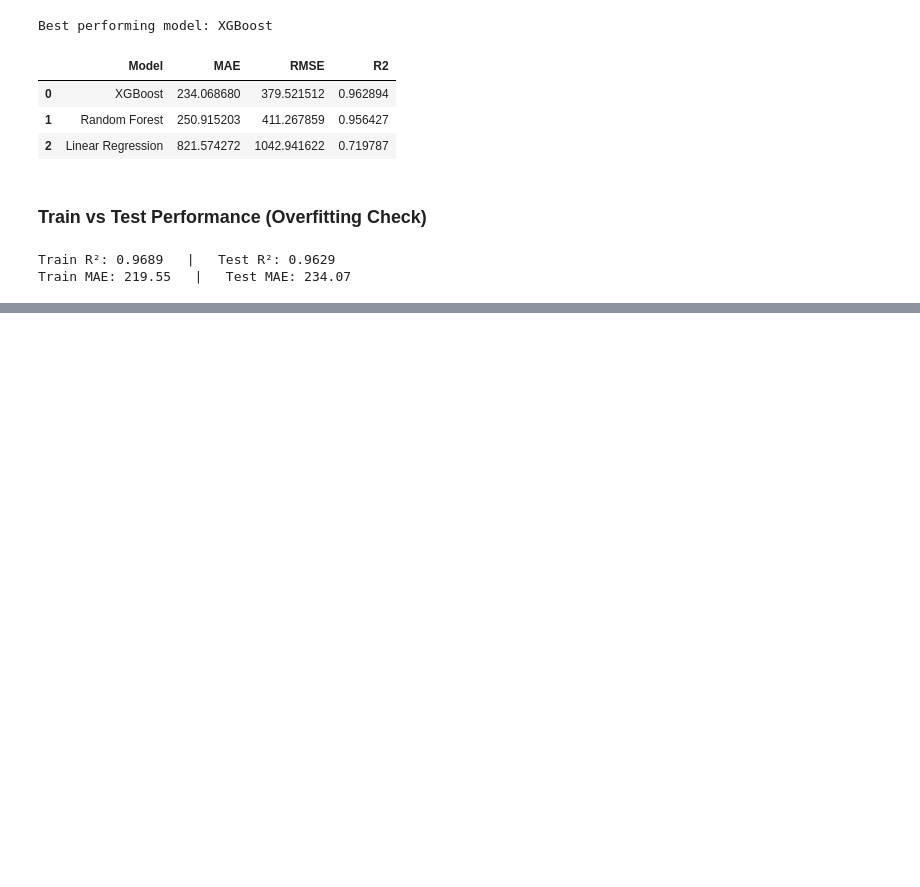
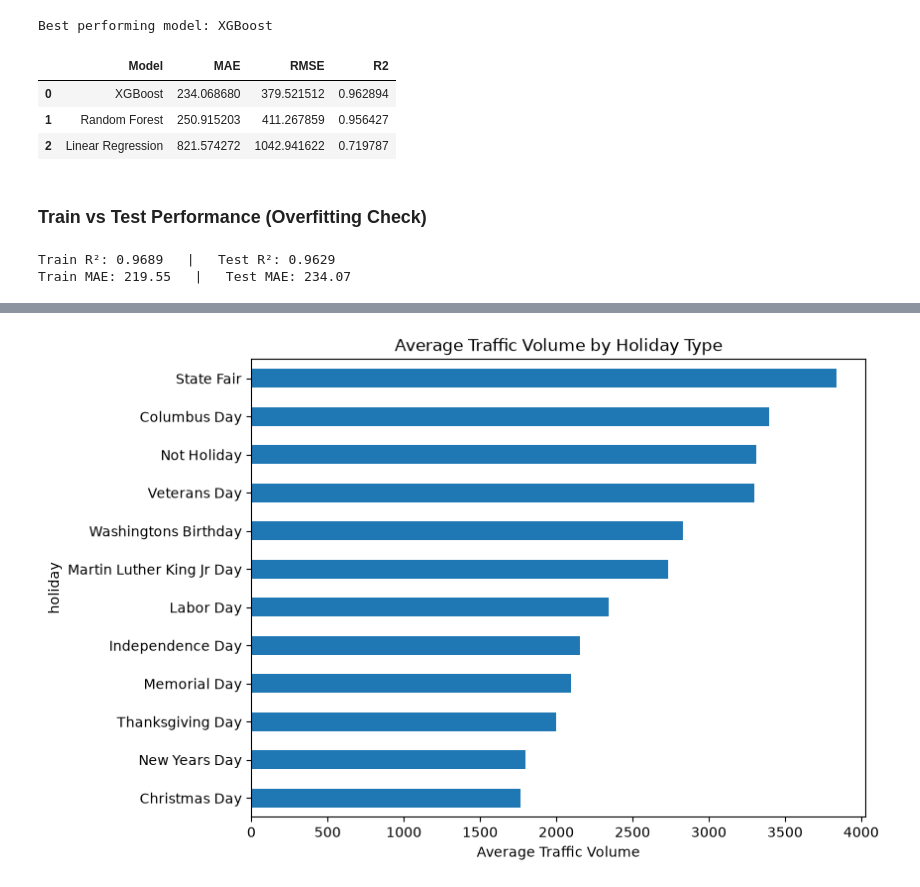
Before and after one commit to AbdoTechno/Traffic-Volume, a Jupyter notebook: notebooks/04_modeling_trial.ipynb, the cells around one changed output, grey strips where cells are left out. Drawn from its saved outputs; the diff is of its cells as text; code cells hidden in the pictures; blank space fills up the shorter version.

Commit message:
why ohe in holiday

```diff
--- a/notebooks/04_modeling_trial.ipynb
+++ b/notebooks/04_modeling_trial.ipynb
@@ -167,0 +189,7 @@ Train MAE: 219.55   |   Test MAE: 234.07
+# %%
+df.groupby('holiday')['traffic_volume'].mean().sort_values().plot(kind='barh', figsize=(8,6))
+plt.xlabel('Average Traffic Volume')
+plt.title('Average Traffic Volume by Holiday Type')
+plt.show()
+# %% [output]
+[figure, added]
```
Also changed, not shown: parts of 2 cells of this notebook.
